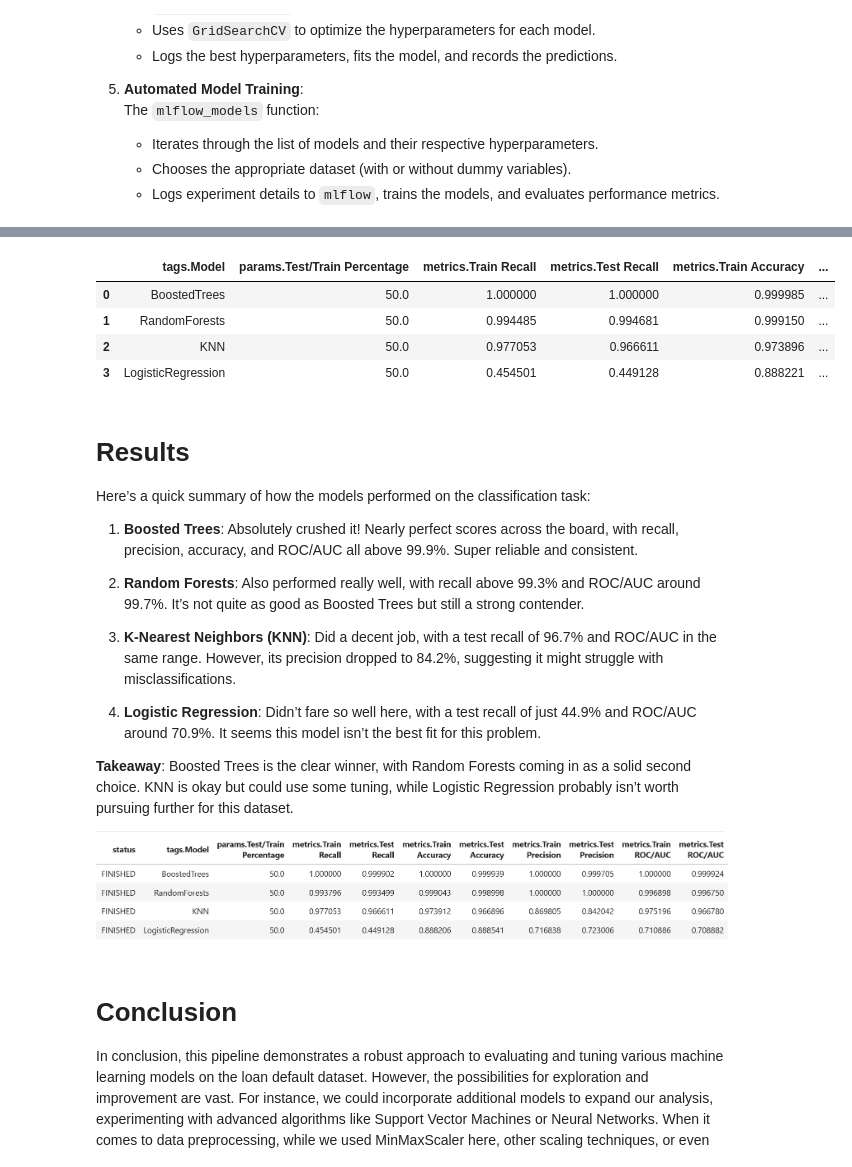
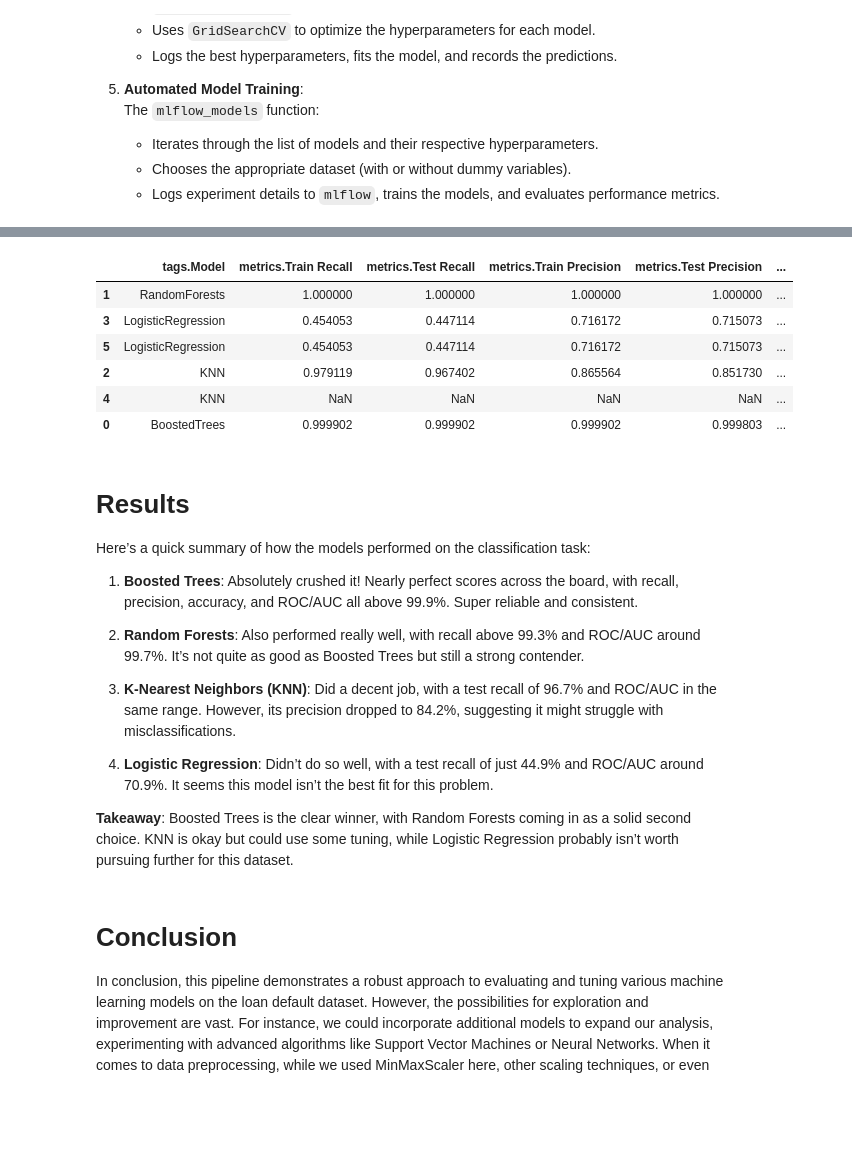
Before and after one commit to mhashemihsmw/Case-Study-Loan-Default-Prediction, a Jupyter notebook: loan-default-prediction.ipynb, the cells around one changed output, grey strips where cells are left out. Saved outputs shown, nothing was run; the diff lists cells and outputs as text; code cells hidden in the pictures; blank space fills up the shorter version.

Commit message:
final training

```diff
--- a/loan-default-prediction.ipynb
+++ b/loan-default-prediction.ipynb
@@ -965,16 +686,18 @@ Fitting 7 folds for each of 24 candidates, totalling 168 fits
 # %%
-mldf =  mlflow.search_runs(experiment_names = hparameters[0])
-mldf[['tags.Model', 'params.Test/Train Percentage',
-        'metrics.Train Recall', 'metrics.Test Recall',
-        'metrics.Train Accuracy', 'metrics.Test Accuracy',
-        'metrics.Train Precision', 'metrics.Test Precision',
-        'metrics.Train ROC/AUC', 'metrics.Test ROC/AUC']]
+mldf = mlflow.search_runs(experiment_names=["loan-default-exp"])
+mldf[["tags.Model",
+        "metrics.Train Recall", "metrics.Test Recall",
+        "metrics.Train Precision", "metrics.Test Precision",
+        "metrics.Train ROC/AUC", "metrics.Test ROC/AUC",
+        "metrics.Train Accuracy", "metrics.Test Accuracy"]].sort_values(by="tags.Model", ascending=False)
 # %% [output]
-|  | tags.Model | params.Test/Train Percentage | metrics.Train Recall | metrics.Test Recall | metrics.Train Accuracy | ... |
-| 0 | BoostedTrees | 50.0 | 1.000000 | 1.000000 | 0.999985 | ... |
-| 1 | RandomForests | 50.0 | 0.994485 | 0.994681 | 0.999150 | ... |
-| 2 | KNN | 50.0 | 0.977053 | 0.966611 | 0.973896 | ... |
-| 3 | LogisticRegression | 50.0 | 0.454501 | 0.449128 | 0.888221 | ... |
+|  | tags.Model | metrics.Train Recall | metrics.Test Recall | metrics.Train Precision | metrics.Test Precision | ... |
+| 1 | RandomForests | 1.000000 | 1.000000 | 1.000000 | 1.000000 | ... |
+| 3 | LogisticRegression | 0.454053 | 0.447114 | 0.716172 | 0.715073 | ... |
+| 5 | LogisticRegression | 0.454053 | 0.447114 | 0.716172 | 0.715073 | ... |
+| 2 | KNN | 0.979119 | 0.967402 | 0.865564 | 0.851730 | ... |
+| 4 | KNN | NaN | NaN | NaN | NaN | ... |
+| 0 | BoostedTrees | 0.999902 | 0.999902 | 0.999902 | 0.999803 | ... |
 # %% [markdown]
 # Results
 
@@ -986,11 +709,9 @@ Here’s a quick summary of how the models performed on the classification task:
 
 3. **K-Nearest Neighbors (KNN)**: Did a decent job, with a test recall of 96.7% and ROC/AUC in the same range. However, its precision dropped to 84.2%, suggesting it might struggle with misclassifications.
 
-4. **Logistic Regression**: Didn’t fare so well here, with a test recall of just 44.9% and ROC/AUC around 70.9%. It seems this model isn’t the best fit for this problem.
+4. **Logistic Regression**: Didn’t do so well, with a test recall of just 44.9% and ROC/AUC around 70.9%. It seems this model isn’t the best fit for this problem.
 
 **Takeaway**: Boosted Trees is the clear winner, with Random Forests coming in as a solid second choice. KNN is okay but could use some tuning, while Logistic Regression probably isn’t worth pursuing further for this dataset.
-
-![Screenshot 2024-11-25 203127.png](attachment:258f0b29-0bb9-4bb3-bd1c-68a807b3a5f8.png)
 # %% [markdown]
 # Conclusion
 
```
Also changed, not shown: parts of 20 cells of this notebook, 5 other files.
